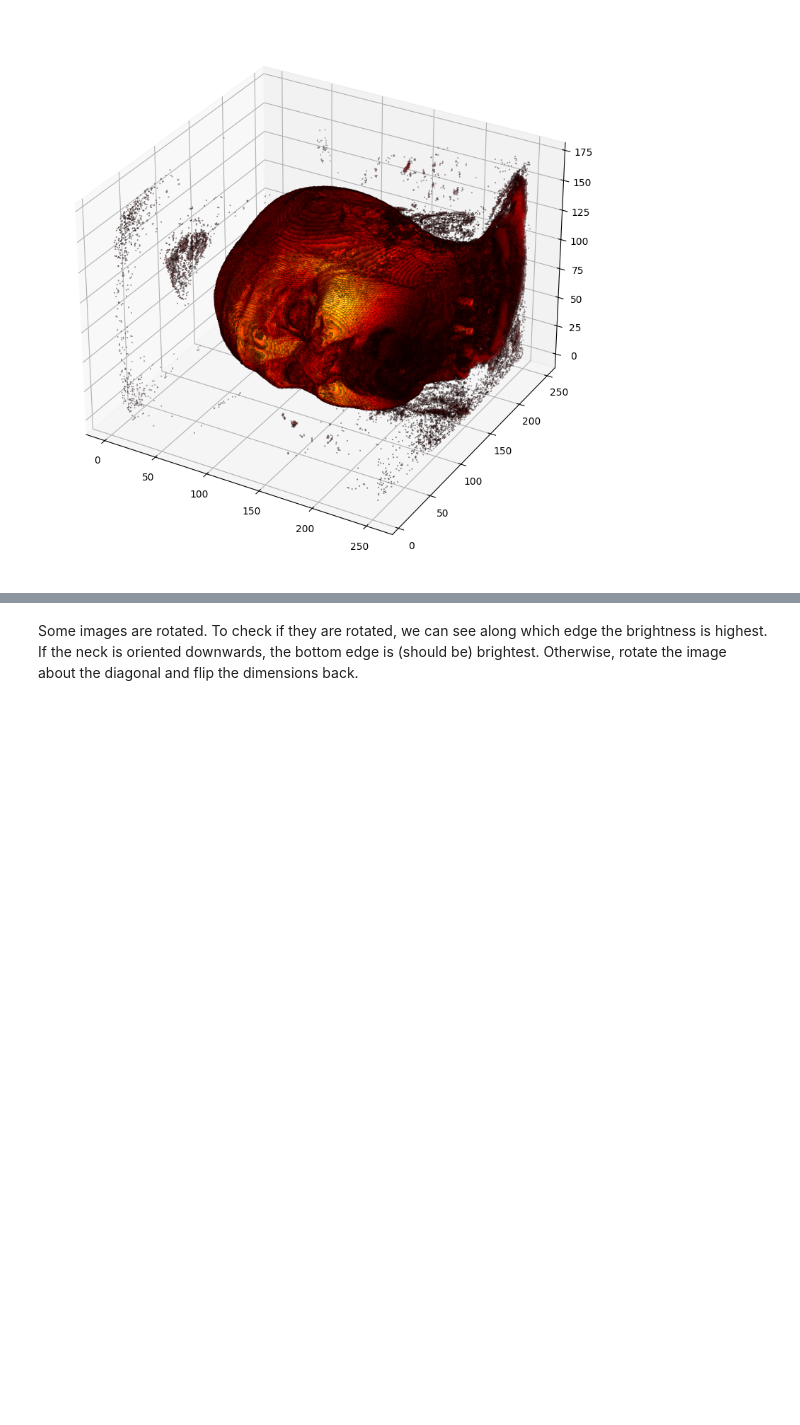
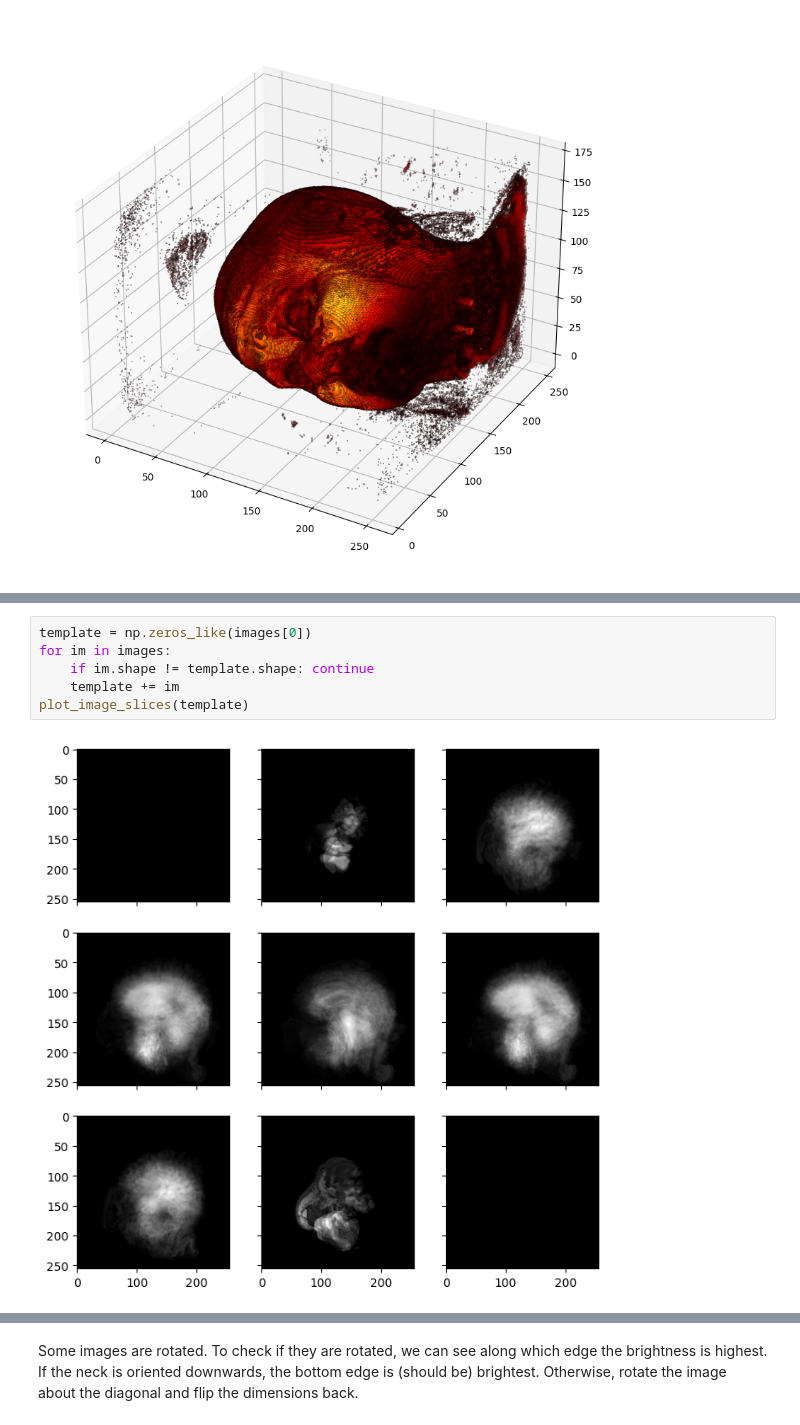
Before and after one commit to Vaakir/unsupervised-deep-learning-bachelor-thesis, a Jupyter notebook: Research/Train/Exploratory plotting.ipynb, the cells around one changed output, grey strips where cells are left out. Drawn from its saved outputs; the diff is of its cells as text; blank space fills up the shorter version.

```diff
--- a/Research/Train/Exploratory plotting.ipynb
+++ b/Research/Train/Exploratory plotting.ipynb
@@ -133,0 +161,8 @@ plot_image_slices(np.mean(images,axis=0))
+# %%
+template = np.zeros_like(images[0])
+for im in images:
+    if im.shape != template.shape: continue
+    template += im
+plot_image_slices(template)
+# %% [output]
+[figure, added]
```
Also changed, not shown: parts of 10 cells of this notebook, 7 other files.
